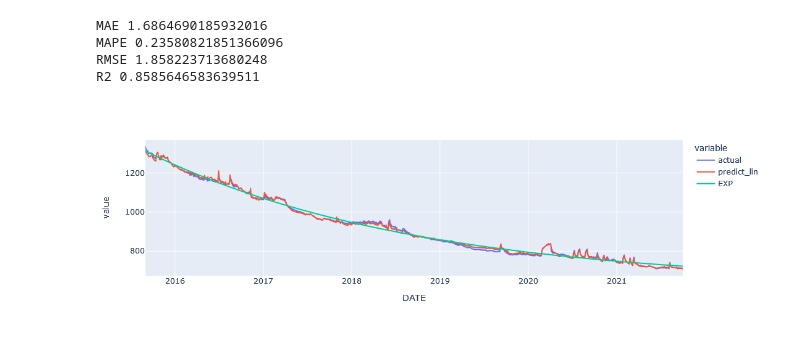
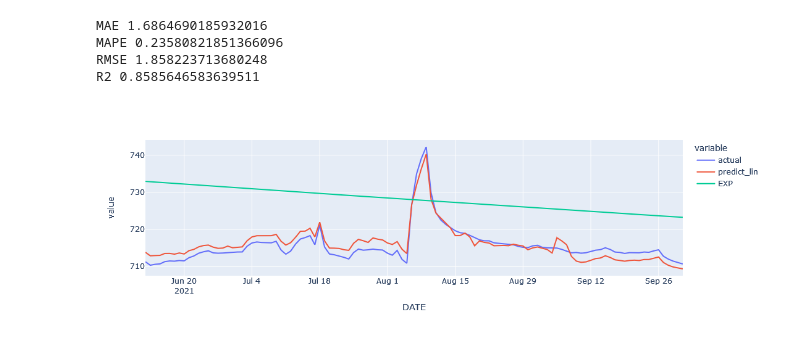
Before and after one commit to gubkinbot/integrated-asset-modelling, a Jupyter notebook: proxy hydrodynamic model/proxy.ipynb, the cells around one changed output. Saved outputs shown, nothing was run; the diff lists cells and outputs as text; code cells hidden in the pictures.

```diff
--- a/proxy hydrodynamic model/proxy.ipynb
+++ b/proxy hydrodynamic model/proxy.ipynb
@@ -197,14 +197,14 @@ MAPE 0.23580821851366096
 RMSE 1.858223713680248
 R2 0.8585646583639511
 # %%
-plot = pd.DataFrame(index = y.index)
-plot['actual'] = y
+plot = pd.DataFrame(index = y_test.index)
+plot['actual'] = y_test
 # plot['predict_stack'] = pipeline.predict(X)
-plot['predict_lin'] = pipeline_lin.predict(X)
+plot['predict_lin'] = pipeline_lin.predict(X_test)
 # plot['predict_CBR'] = pipeline_CBR.predict(X)
 plot['EXP'] = X['EXP_PRED']
 px.line(plot)
 # %% [output]
-[figure, old version]
+[figure, new version]
 # %% [markdown]
 ![изображение.png](attachment:a7fc5e70-f72a-4301-bf49-02dce111dccb.png)
```
